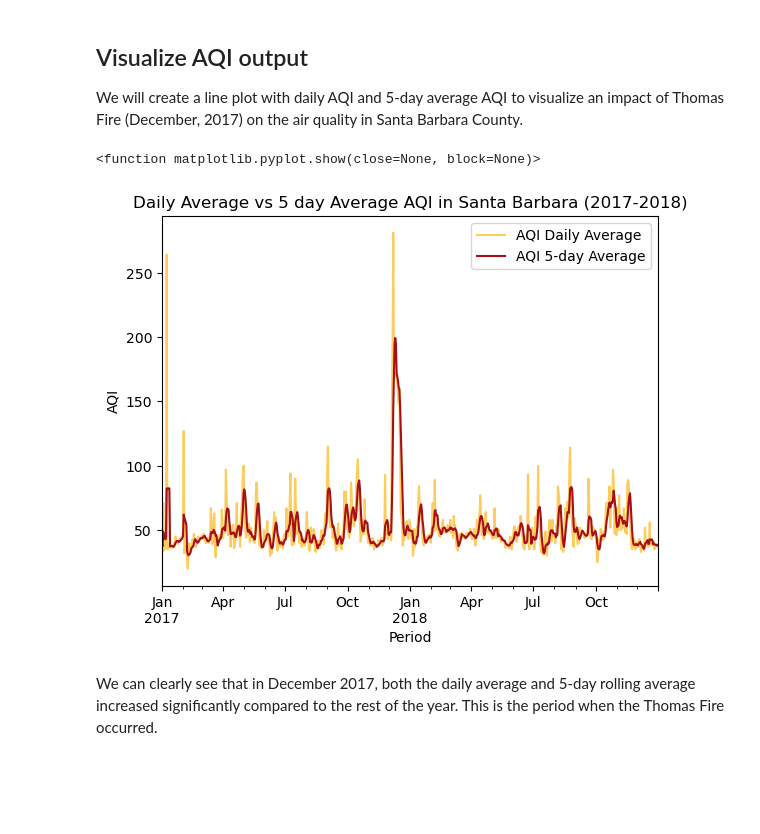
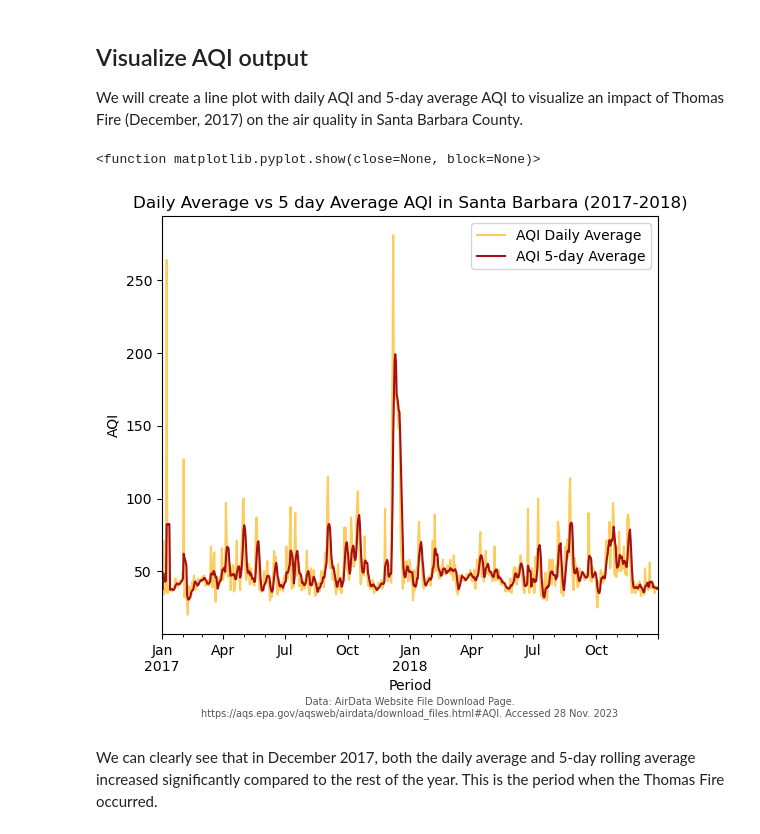
Before and after one commit to oksanaprotsukha/thomasfire_aqi_analysis, a Jupyter notebook: thomasfire_aqi_analysis.ipynb, the cells around one changed output. Saved outputs shown, nothing was run; the diff lists cells and outputs as text; code cells hidden in the pictures; blank space fills up the shorter version.

```diff
--- a/thomasfire_aqi_analysis.ipynb
+++ b/thomasfire_aqi_analysis.ipynb
@@ -288,22 +290,34 @@ We will create a line plot with daily AQI and 5-day average AQI to visualize an
 # %%
 # plot both the daily AQI and the 5-day average
 fig, ax = plt.subplots()
 
 aqi_sb.aqi.plot(ax=ax,
                 color = '#fecc5c')
 aqi_sb.five_day_average.plot(ax=ax,
                 color = '#a50f15')
 
 # update axis
 ax.set_title('Daily Average vs 5 day Average AQI in Santa Barbara (2017-2018)')
 ax.set_xlabel('Period')
 ax.set_ylabel('AQI')
 ax.legend(['AQI Daily Average', 'AQI 5-day Average'])
 
+# Annotate the data source
+ax.annotate("Data: AirData Website File Download Page.\nhttps://aqs.epa.gov/aqsweb/airdata/download_files.html#AQI. Accessed 28 Nov. 2023",
+            xy=(0.5, -0.15),  # Move the annotation lower to leave space for the x-axis title
+            fontsize=7,
+            xycoords='axes fraction',
+            color='#555555',
+            ha='center',
+            va='top')
+
+# Adjust the layout to leave space for the x-axis title
+plt.subplots_adjust(bottom=0.01)
+
 plt.show
 # %% [output]
 <function matplotlib.pyplot.show(close=None, block=None)>
-[figure, old version]
+[figure, new version]
 # %% [markdown]
 We can clearly see that in December 2017, both the daily average and 5-day rolling average increased significantly compared to the rest of the year. This is the period when the Thomas Fire occurred.
 # %% [markdown]
```
Also changed, not shown: parts of 5 cells of this notebook, 1 other file.
